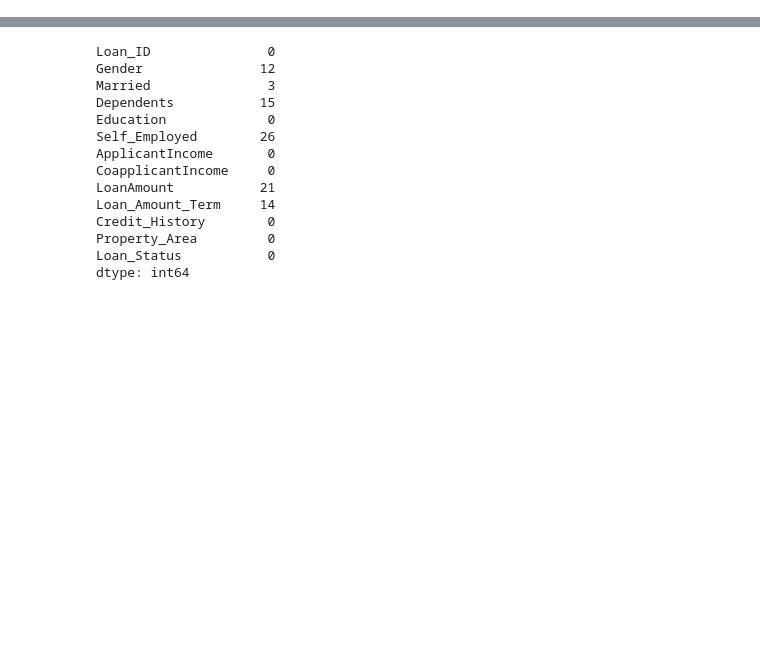
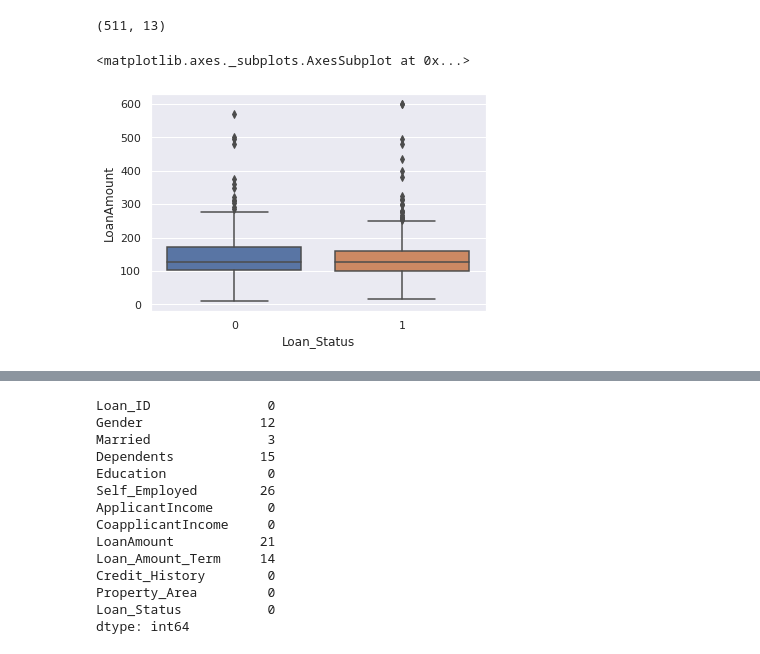
Before and after one commit to wondamo/Data-Analysis, a Jupyter notebook: Finance.ipynb, the cells around one changed output, grey strips where cells are left out. Saved outputs shown, nothing was run; the diff lists cells and outputs as text; code cells hidden in the pictures; blank space fills up the shorter version.

```diff
--- a/Finance.ipynb
+++ b/Finance.ipynb
@@ -129,0 +93,5 @@ df['ApplicantIncome'].median()
+# %%
+data['LoanAmount'].fillna(data.LoanAmount.median(),inplace=True)
+data['Loan_Amount_Term'].fillna(data.Loan_Amount_Term.median(),inplace=True)
+data.dropna(inplace=True)
+data.isnull().sum()
@@ -129,0 +113,10 @@ df['ApplicantIncome'].median()
+# %%
+data.shape
+# %% [output]
+(511, 13)
+# %%
+#Relationship Between Loan Amount and Loan Status
+sns.boxplot(x='Loan_Status',y='LoanAmount',data=data)
+# %% [output]
+<matplotlib.axes._subplots.AxesSubplot at 0x...>
+[figure, added]
```
Also changed, not shown: parts of 12 cells of this notebook.
